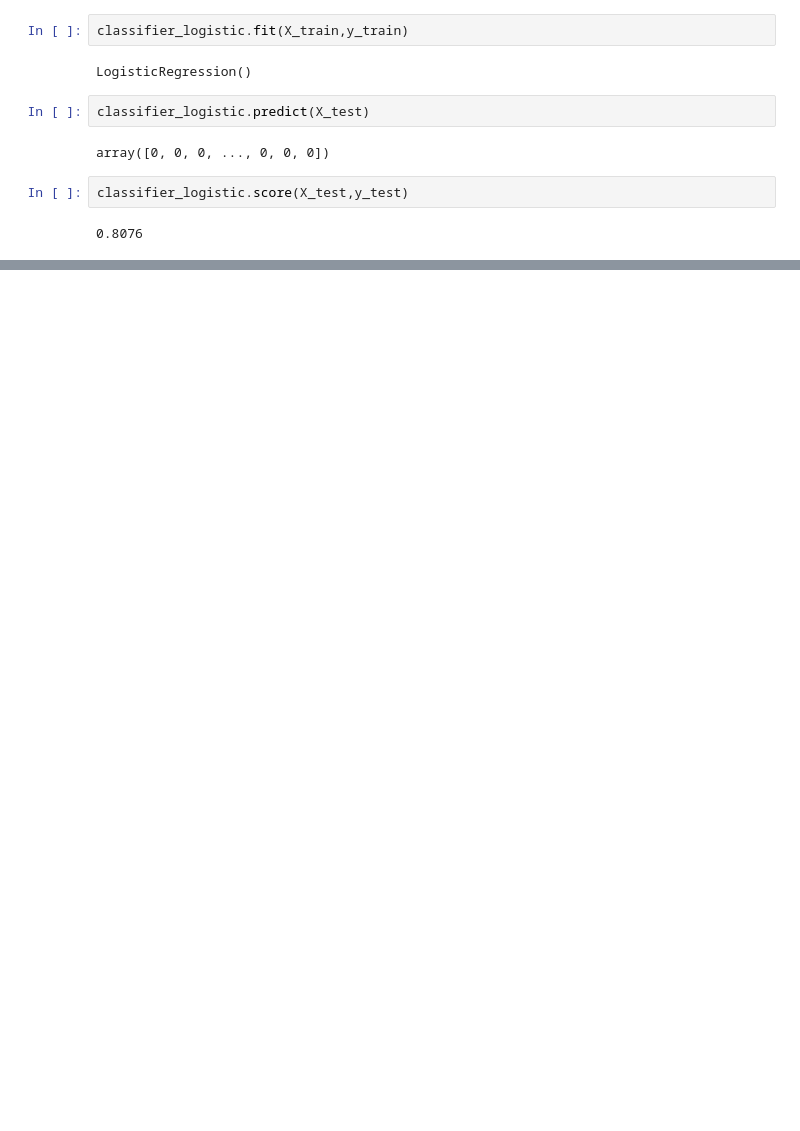
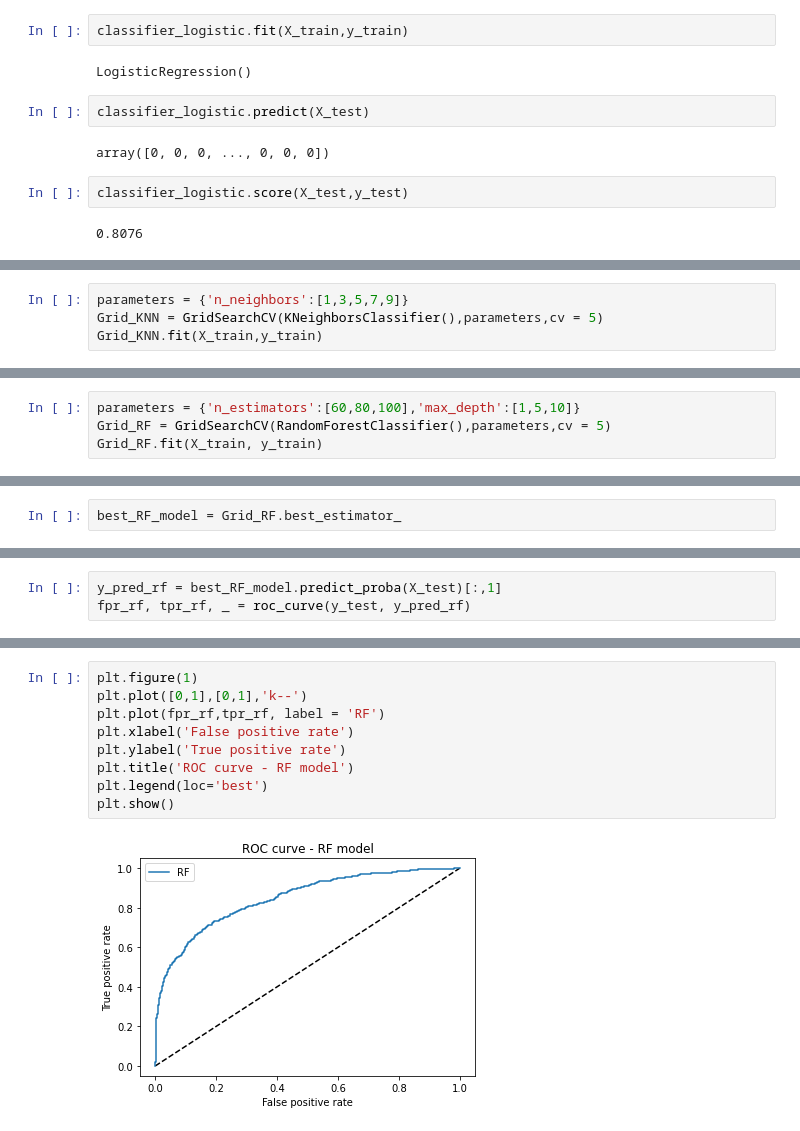
Before and after one commit to nanw01/python-algrothm, a Jupyter notebook: laioffer/practice/c_22_drop the rows without at least five actual value columns.ipynb, the cells around one changed output, grey strips where cells are left out. Drawn from its saved outputs; the diff is of its cells as text; blank space fills up the shorter version.

```diff
--- a/laioffer/practice/c_22_drop the rows without at least five actual value columns.ipynb
+++ b/laioffer/practice/c_22_drop the rows without at least five actual value columns.ipynb
@@ -313,0 +368,4 @@ NameError: name 'model_selection' is not defined
+# %%
+parameters = {'n_neighbors':[1,3,5,7,9]}
+Grid_KNN = GridSearchCV(KNeighborsClassifier(),parameters,cv = 5)
+Grid_KNN.fit(X_train,y_train)
@@ -313,0 +393,4 @@ NameError: name 'model_selection' is not defined
+# %%
+parameters = {'n_estimators':[60,80,100],'max_depth':[1,5,10]}
+Grid_RF = GridSearchCV(RandomForestClassifier(),parameters,cv = 5)
+Grid_RF.fit(X_train, y_train)
@@ -313,0 +408,2 @@ NameError: name 'model_selection' is not defined
+# %%
+best_RF_model = Grid_RF.best_estimator_
@@ -313,0 +491,3 @@ NameError: name 'model_selection' is not defined
+# %%
+y_pred_rf = best_RF_model.predict_proba(X_test)[:,1]
+fpr_rf, tpr_rf, _ = roc_curve(y_test, y_pred_rf)
@@ -313,0 +504,11 @@ NameError: name 'model_selection' is not defined
+# %%
+plt.figure(1)
+plt.plot([0,1],[0,1],'k--')
+plt.plot(fpr_rf,tpr_rf, label = 'RF')
+plt.xlabel('False positive rate')
+plt.ylabel('True positive rate')
+plt.title('ROC curve - RF model')
+plt.legend(loc='best')
+plt.show()
+# %% [output]
+[figure, added]
```
Also changed, not shown: parts of 30 cells of this notebook, 3 other files.
